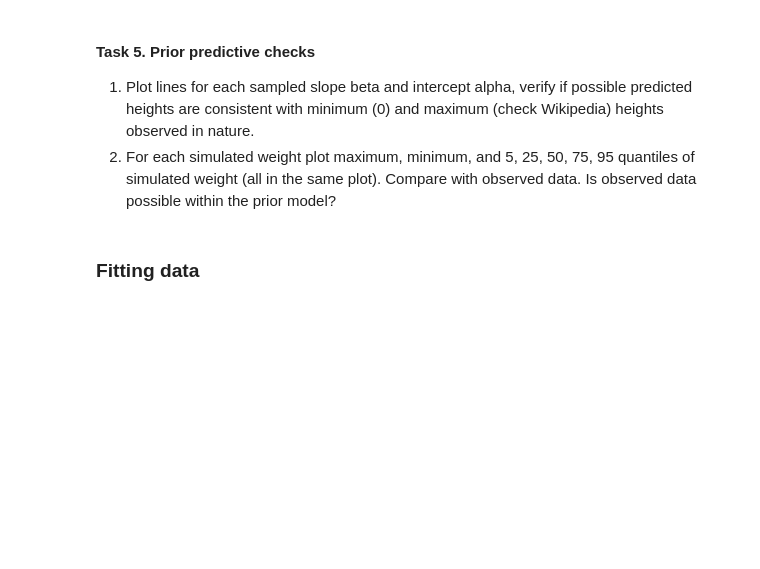
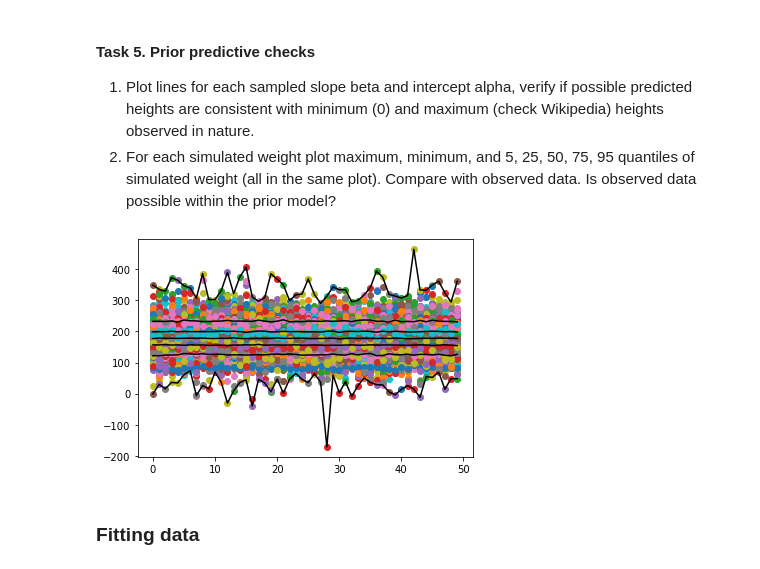
Before and after one commit to JakubBurczyk/DA_Burczyk, a Jupyter notebook: da_lab_4/lab4.ipynb, the cells around one changed output. Saved outputs shown, nothing was run; the diff lists cells and outputs as text; code cells hidden in the pictures; blank space fills up the shorter version.

```diff
--- a/da_lab_4/lab4.ipynb
+++ b/da_lab_4/lab4.ipynb
@@ -184,6 +218,41 @@ sim=model_ppc.sample(data=data_sim,
 #### Task 5. Prior predictive checks
 1. Plot lines for each sampled slope beta and intercept alpha, verify if possible predicted heights are consistent with minimum (0) and maximum (check Wikipedia) heights observed in nature.
 2. For each simulated weight plot maximum, minimum, and 5, 25, 50, 75, 95 quantiles of simulated weight (all in the same plot). Compare with observed data. Is observed data possible within the prior model?
+# %%
+draws=sim.draws_pd()
+draws_iloc=draws.iloc[:,5:]
+l=[]
+x=[]
+mini=[]
+maxi=[]
+
+quantiles = {5:[], 25:[], 50: [], 75: [], 95: []}
+for i in range(50):
+
+    x.append(np.linspace(i,i,num=1000))
+
+    l1=draws_iloc.iloc[:,i].tolist()
+    l.append(l1)
+    ar=np.array(l1)
+
+    mini.append(np.quantile(ar,0))
+    maxi.append(np.quantile(ar,1))
+    quantiles[5].append(np.quantile(ar,0.05))
+    quantiles[25].append(np.quantile(ar,0.25))
+    quantiles[50].append(np.quantile(ar,0.50))
+    quantiles[75].append(np.quantile(ar,0.75))
+    quantiles[95].append(np.quantile(ar,0.95))
+
+
+plt.plot(x,l,'o')
+plt.plot(mini,'k')
+plt.plot(maxi,'k')
+
+for quant in quantiles:
+    plt.plot(quantiles[quant],'k')
+plt.show()
+# %% [output]
+[figure, added]
 # %% [markdown]
 ### Fitting data
 # %%
```
Also changed, not shown: parts of 12 cells of this notebook, 9 other files.
